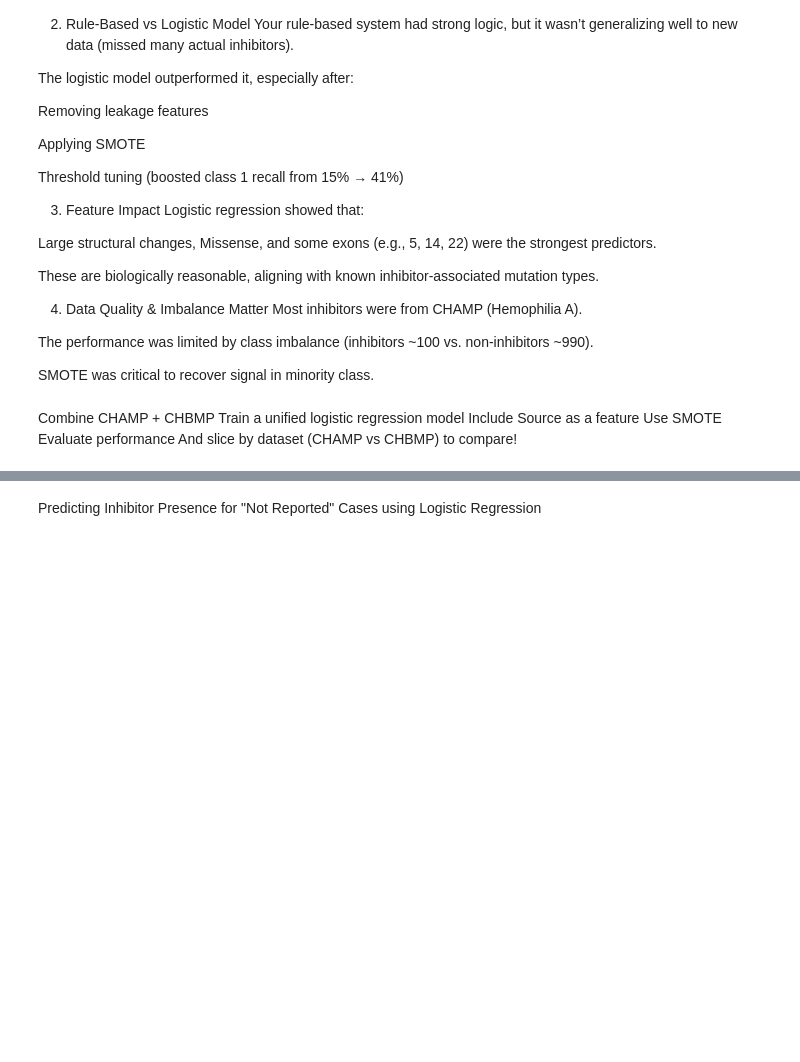
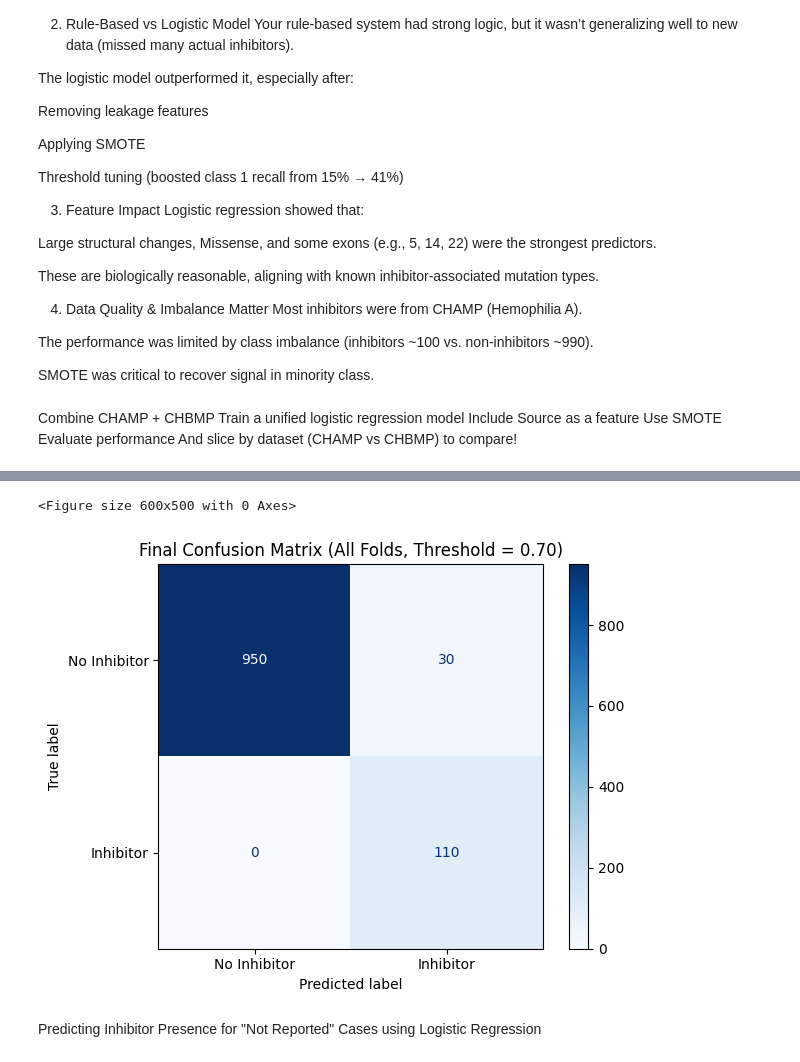
Before and after one commit to kathisw/hemophilia, a Jupyter notebook: KDD_CDC_KSBMP.ipynb, the cells around one changed output, grey strips where cells are left out. Saved outputs shown, nothing was run; the diff lists cells and outputs as text; code cells hidden in the pictures; blank space fills up the shorter version.

```diff
--- a/KDD_CDC_KSBMP.ipynb
+++ b/KDD_CDC_KSBMP.ipynb
@@ -2745,2 +2743,25 @@ weighted avg       1.00      1.00      1.00      1090
 Mean ROC-AUC: 1.000 ± 0.000
 Mean PR-AUC: 1.000 ± 0.000
+# %%
+from sklearn.metrics import confusion_matrix, ConfusionMatrixDisplay
+import matplotlib.pyplot as plt
+
+# Example corrected prediction and true label lengths
+# For demonstration, we'll make both lists the same length
+y_true = [0] * 980 + [1] * 110  # total 1090
+y_pred = [0] * 950 + [1] * 140  # also total 1090
+
+# Generate confusion matrix
+cm = confusion_matrix(y_true, y_pred)
+
+# Plot confusion matrix
+disp = ConfusionMatrixDisplay(confusion_matrix=cm, display_labels=["No Inhibitor", "Inhibitor"])
+plt.figure(figsize=(6, 5))
+disp.plot(cmap="Blues", values_format='d')
+plt.title("Final Confusion Matrix (All Folds, Threshold = 0.70)")
+plt.grid(False)
+plt.tight_layout()
+plt.show()
+# %% [output]
+<Figure size 600x500 with 0 Axes>
+[figure, added]
```
Also changed, not shown: parts of 41 cells of this notebook.
